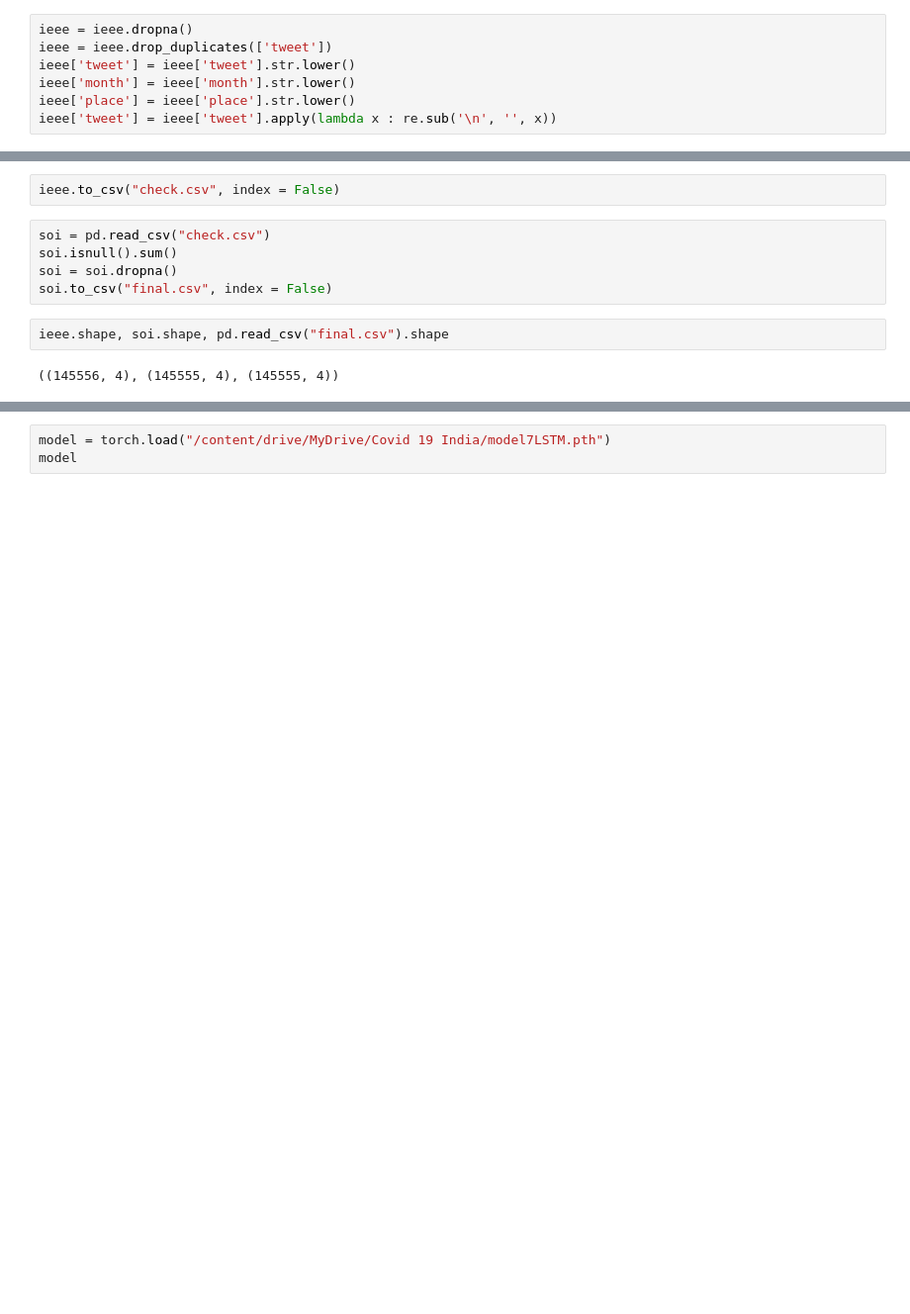
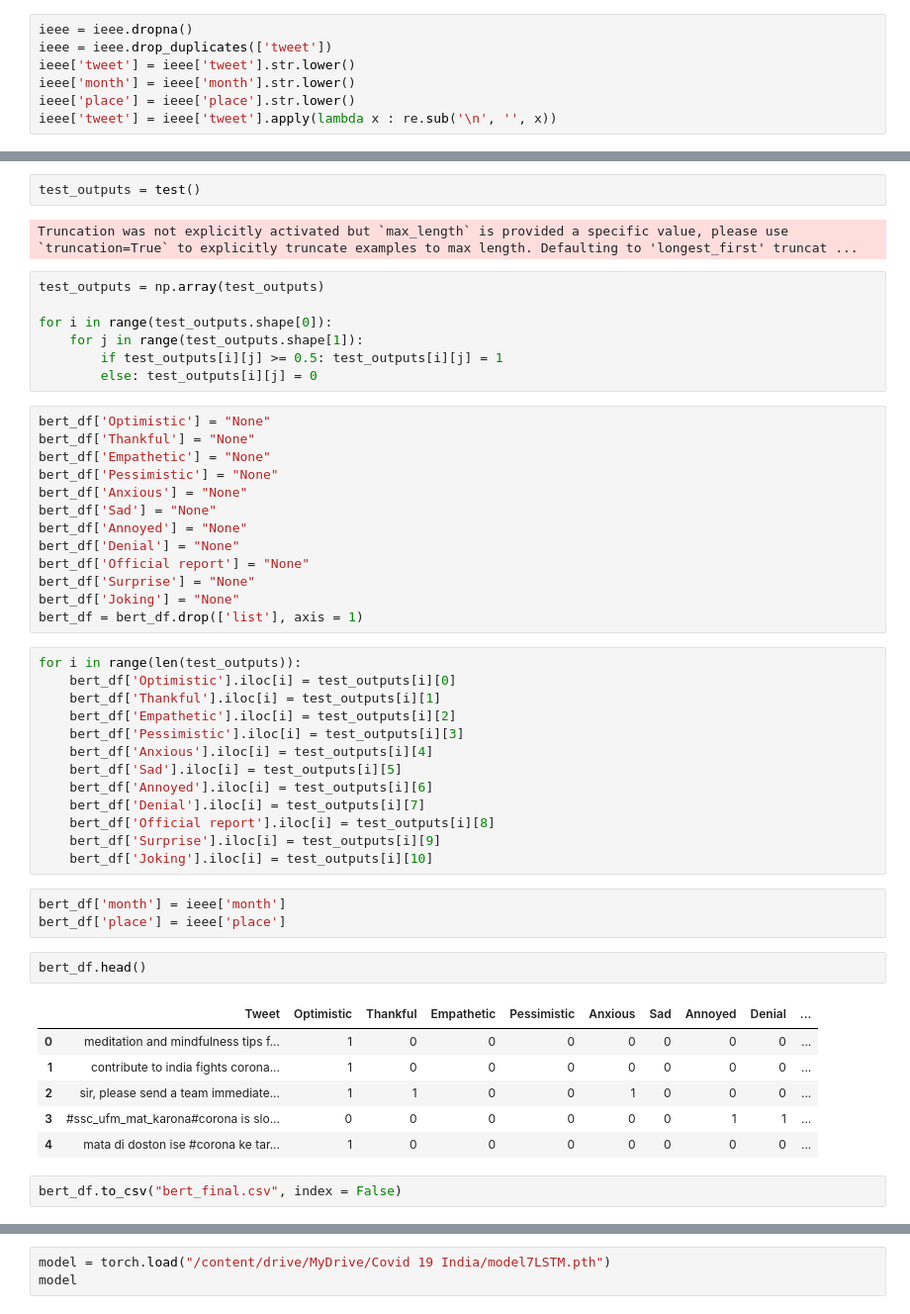
Before and after one commit to sydney-machine-learning/COVID19_sentinentanalysis, a Jupyter notebook: EDA + Preprocessing + Modeling.ipynb, the cells around one changed output, grey strips where cells are left out. Shown at 99% size. Drawn from its saved outputs; the diff is of its cells as text; blank space fills up the shorter version.

Commit message:
updated bert

```diff
--- a/EDA + Preprocessing + Modeling.ipynb
+++ b/EDA + Preprocessing + Modeling.ipynb
@@ -1773,11 +1832,51 @@ ieee = ieee.reset_index().drop(['index'], axis = 1)
+# %%
+test_outputs = test()
+# %% [output]
+Truncation was not explicitly activated but `max_length` is provided a specific value, please use `truncation=True` to explicitly truncate examples to max length. Defaulting to 'longest_first' truncat ...
+# %%
+test_outputs = np.array(test_outputs)
+
+for i in range(test_outputs.shape[0]):
+    for j in range(test_outputs.shape[1]):
+        if test_outputs[i][j] >= 0.5: test_outputs[i][j] = 1
+        else: test_outputs[i][j] = 0
+# %%
+bert_df['Optimistic'] = "None"
+bert_df['Thankful'] = "None"
+bert_df['Empathetic'] = "None"
+bert_df['Pessimistic'] = "None"
+bert_df['Anxious'] = "None"
+bert_df['Sad'] = "None"
+bert_df['Annoyed'] = "None"
+bert_df['Denial'] = "None"
+bert_df['Official report'] = "None"
+bert_df['Surprise'] = "None"
+bert_df['Joking'] = "None"
+bert_df = bert_df.drop(['list'], axis = 1)
+# %%
+for i in range(len(test_outputs)):
+    bert_df['Optimistic'].iloc[i] = test_outputs[i][0]
+    bert_df['Thankful'].iloc[i] = test_outputs[i][1]
+    bert_df['Empathetic'].iloc[i] = test_outputs[i][2]
+    bert_df['Pessimistic'].iloc[i] = test_outputs[i][3]
+    bert_df['Anxious'].iloc[i] = test_outputs[i][4]
+    bert_df['Sad'].iloc[i] = test_outputs[i][5]
+    bert_df['Annoyed'].iloc[i] = test_outputs[i][6]
+    bert_df['Denial'].iloc[i] = test_outputs[i][7]
+    bert_df['Official report'].iloc[i] = test_outputs[i][8]
+    bert_df['Surprise'].iloc[i] = test_outputs[i][9]
+    bert_df['Joking'].iloc[i] = test_outputs[i][10]
+# %%
+bert_df['month'] = ieee['month']
+bert_df['place'] = ieee['place']
+# %%
+bert_df.head()
+# %% [output]
+|  | Tweet | Optimistic | Thankful | Empathetic | Pessimistic | Anxious | Sad | Annoyed | Denial | ... |
+| 0 | meditation and mindfulness tips f... | 1 | 0 | 0 | 0 | 0 | 0 | 0 | 0 | ... |
+| 1 | contribute to india fights corona... | 1 | 0 | 0 | 0 | 0 | 0 | 0 | 0 | ... |
+| 2 | sir, please send a team immediate... | 1 | 1 | 0 | 0 | 1 | 0 | 0 | 0 | ... |
+| 3 | #ssc_ufm_mat_karona#corona is slo... | 0 | 0 | 0 | 0 | 0 | 0 | 1 | 1 | ... |
+| 4 | mata di doston ise #corona ke tar... | 1 | 0 | 0 | 0 | 0 | 0 | 0 | 0 | ... |
 # %%
-ieee.to_csv("check.csv", index = False)
+bert_df.to_csv("bert_final.csv", index = False)
-# %%
-soi = pd.read_csv("check.csv")
-soi.isnull().sum()
-soi = soi.dropna()
-soi.to_csv("final.csv", index = False)
-# %%
-ieee.shape, soi.shape, pd.read_csv("final.csv").shape
-# %% [output]
-((145556, 4), (145555, 4), (145555, 4))
```
Also changed, not shown: parts of 22 cells of this notebook.
